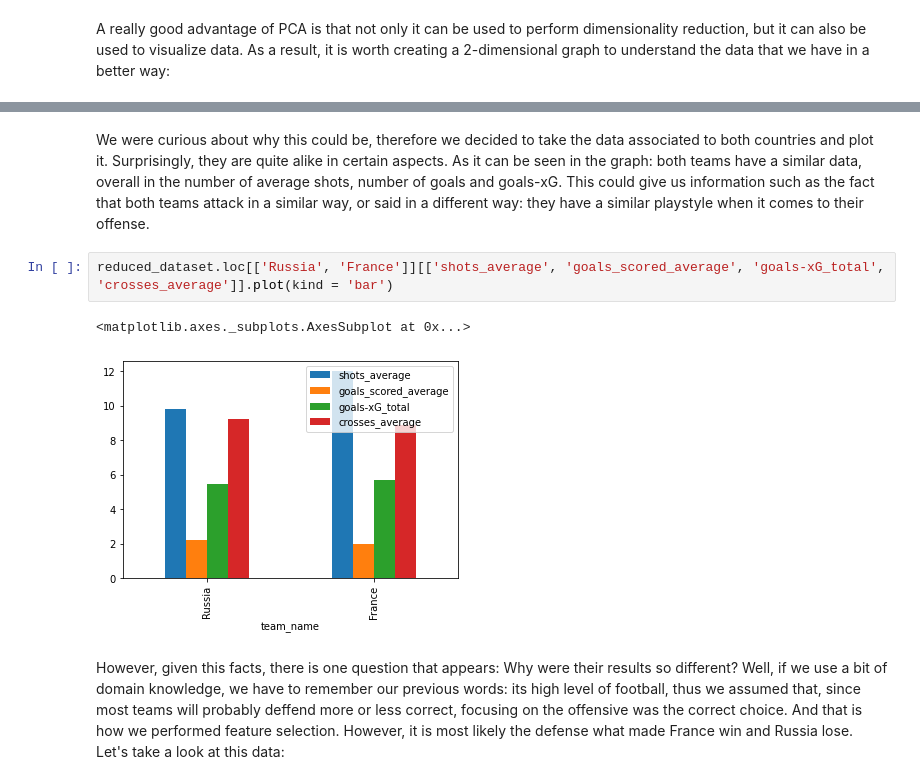
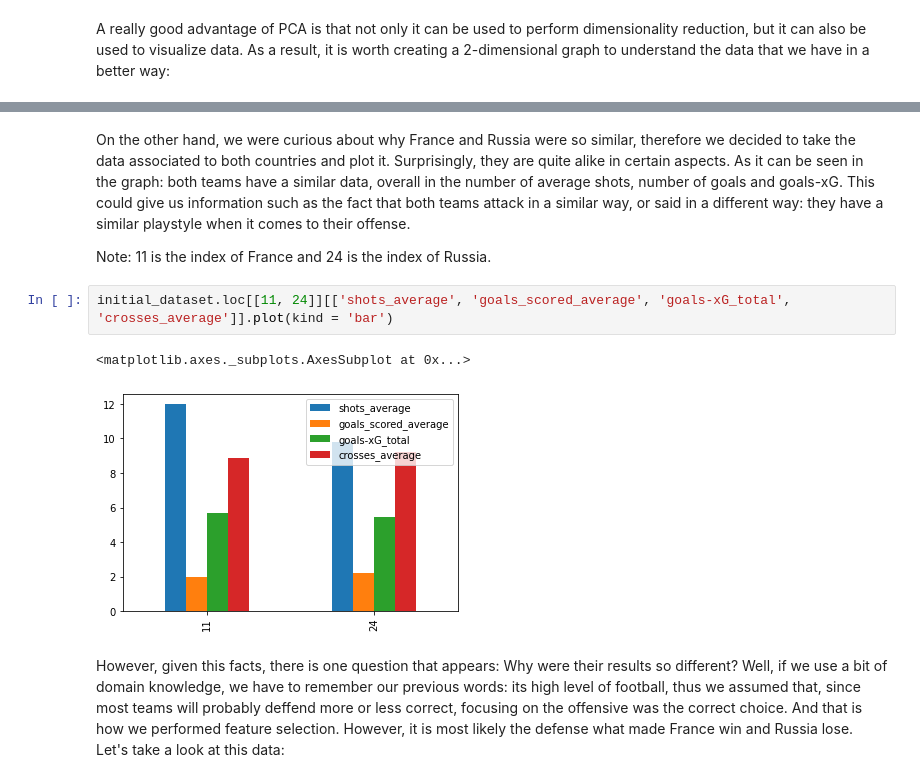
Before and after one commit to schmidt-marvin/ESI_2022_TecAA, a Jupyter notebook: Task1_UnsupervisedLearning/UnsupervisedLearningInFootballWorldCup2018.ipynb, the cells around one changed output, grey strips where cells are left out. Cells and saved outputs as stored; diff of their text form.

```diff
--- a/Task1_UnsupervisedLearning/UnsupervisedLearningInFootballWorldCup2018.ipynb
+++ b/Task1_UnsupervisedLearning/UnsupervisedLearningInFootballWorldCup2018.ipynb
@@ -487,10 +495,12 @@ Additionally, from the graph we can also see how there are mainly 2 big clusters
 # %% [markdown]
-We were curious about why this could be, therefore we decided to take the data associated to both countries and plot it. Surprisingly, they are quite alike in certain aspects. As it can be seen in the graph: both teams have a similar data, overall in the number of average shots, number of goals and goals-xG. This could give us information such as the fact that both teams attack in a similar way, or said in a different way: they have a similar playstyle when it comes to their offense.
+On the other hand, we were curious about why France and Russia were so similar, therefore we decided to take the data associated to both countries and plot it. Surprisingly, they are quite alike in certain aspects. As it can be seen in the graph: both teams have a similar data, overall in the number of average shots, number of goals and goals-xG. This could give us information such as the fact that both teams attack in a similar way, or said in a different way: they have a similar playstyle when it comes to their offense.
+
+Note: 11 is the index of France and 24 is the index of Russia.
 # %%
-reduced_dataset.loc[['Russia', 'France']][['shots_average', 'goals_scored_average', 'goals-xG_total', 'crosses_average']].plot(kind = 'bar')
+initial_dataset.loc[[11, 24]][['shots_average', 'goals_scored_average', 'goals-xG_total', 'crosses_average']].plot(kind = 'bar')
 # %% [output]
 <matplotlib.axes._subplots.AxesSubplot at 0x...>
-[figure, old version]
+[figure, new version]
 # %% [markdown]
 However, given this facts, there is one question that appears: Why were their results so different? Well, if we use a bit of domain knowledge, we have to remember our previous words: its high level of football, thus we assumed that, since most teams will probably deffend more or less correct, focusing on the offensive was the correct choice. And that is how we performed feature selection. However, it is most likely the defense what made France win and Russia lose. Let's take a look at this data:
 # %%
```
Also changed, not shown: parts of 20 cells of this notebook.
